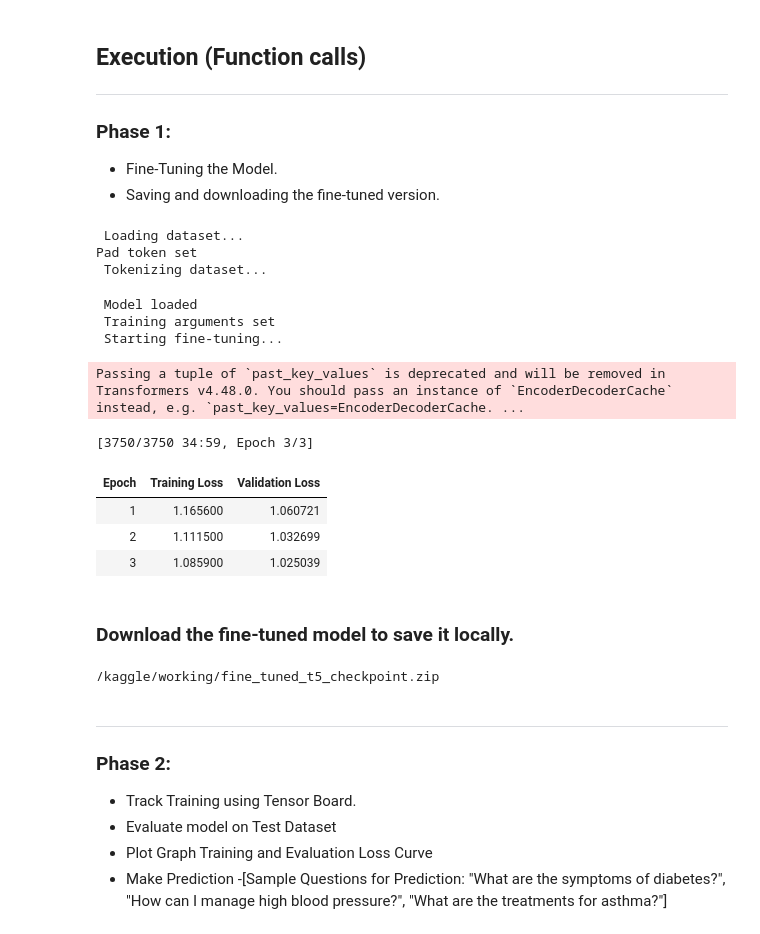
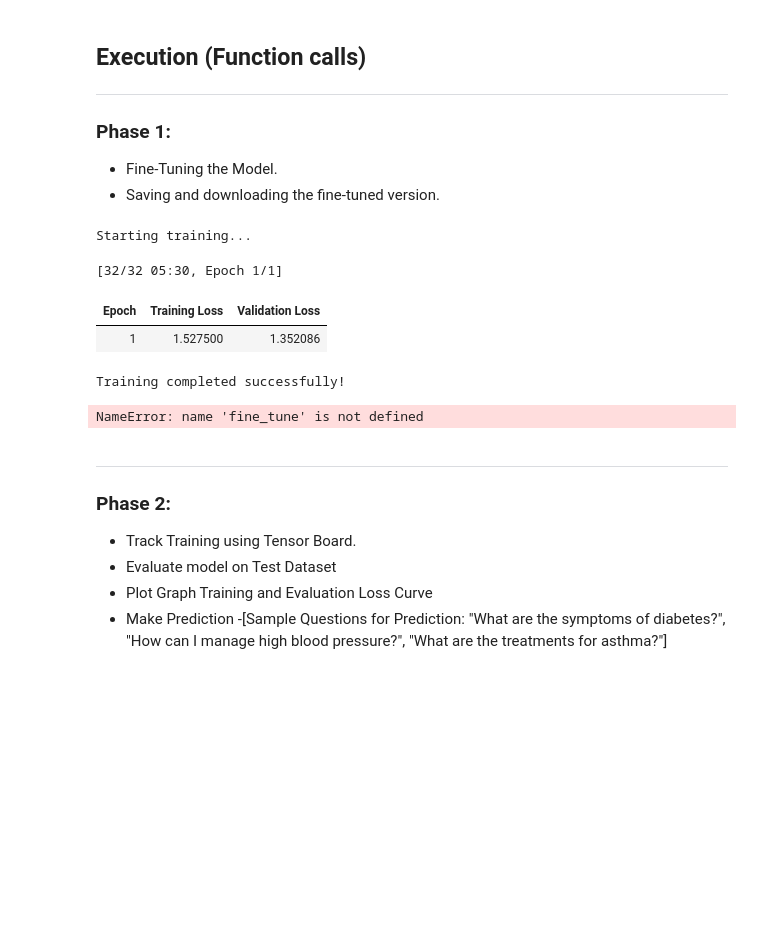
Before and after one commit to ericrlessa/ai-deeplearning-math, a Jupyter notebook: chatbot-doctor/final.ipynb, the cells around one changed output. Cells and saved outputs as stored; diff of their text form; code cells hidden in the pictures; blank space fills up the shorter version.

```diff
--- a/chatbot-doctor/final.ipynb
+++ b/chatbot-doctor/final.ipynb
@@ -543,34 +494,17 @@ def deploy_fine_tuned_model():
 - Saving and downloading the fine-tuned version.
 # %%
 # Phase 1: Fine-Tune Model
-model, trainer, tokenizer = fine_tune_t5()
+fine_tuner = ChatDoctorFineTuner()
+fine_tuner.prepare_data()
+fine_tuner.fine_tune()
+fine_tuner.save_model()
 # %% [output]
- Loading dataset...
-Pad token set
- Tokenizing dataset...
+Starting training...
- Model loaded
- Training arguments set
- Starting fine-tuning...
+[32/32 05:30, Epoch 1/1]
+| Epoch | Training Loss | Validation Loss |
+| 1 | 1.527500 | 1.352086 |
-Passing a tuple of `past_key_values` is deprecated and will be removed in Transformers v4.48.0. You should pass an instance of `EncoderDecoderCache` instead, e.g. `past_key_values=EncoderDecoderCache. ...
+Training completed successfully!
-[3750/3750 34:59, Epoch 3/3]
+NameError: name 'fine_tune' is not defined
-| Epoch | Training Loss | Validation Loss |
-| 1 | 1.165600 | 1.060721 |
-| 2 | 1.111500 | 1.032699 |
-| 3 | 1.085900 | 1.025039 |
-# %% [markdown]
-### Download the fine-tuned model to save it locally.
-# %%
-# Download the saved model
-import shutil
-from IPython.display import FileLink
-
-# Create a zip archive of the fine-tuned model
-shutil.make_archive('fine_tuned_t5_checkpoint', 'zip', '/kaggle/working/fine_tuned_t5/checkpoint-3750')
-
-# Generate download link
-FileLink(r'fine_tuned_t5_checkpoint.zip')
-# %% [output]
-/kaggle/working/fine_tuned_t5_checkpoint.zip
 # %% [markdown]
 ---
 ### Phase 2:
```
Also changed, not shown: parts of 19 cells of this notebook.
